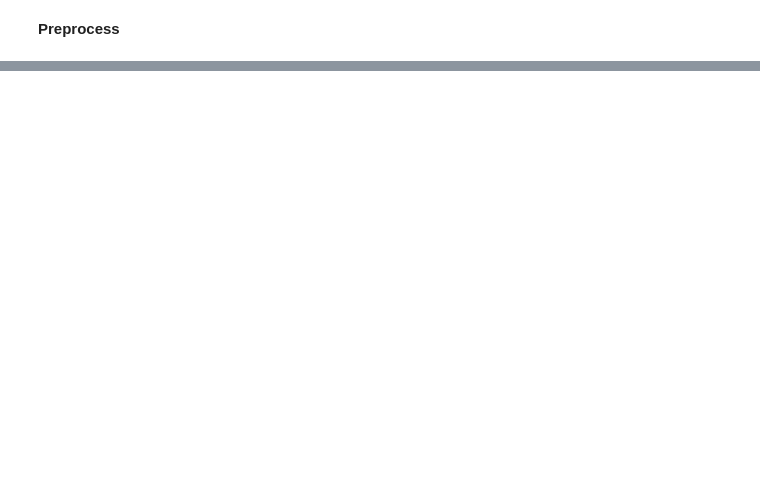
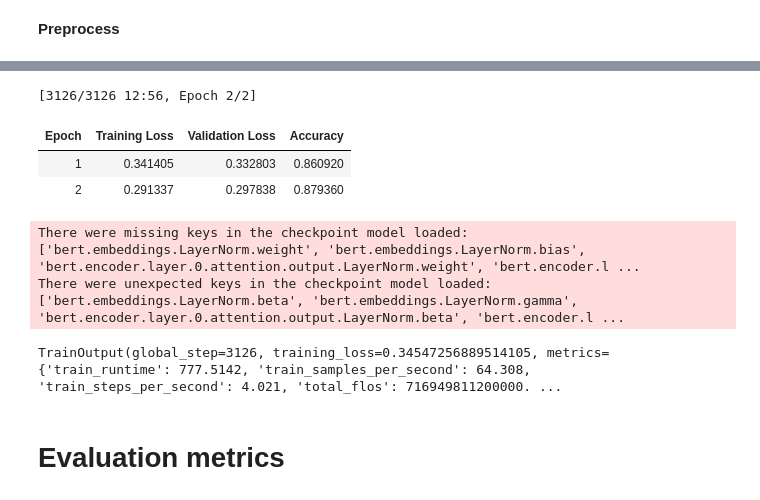
Before and after one commit to the-menna-sherif/Refreshing_ML_Muscle_Memory, a Jupyter notebook: HF_NLP_Course.ipynb, the cells around one changed output, grey strips where cells are left out. Drawn from its saved outputs; the diff is of its cells as text; code cells hidden in the pictures; blank space fills up the shorter version.

Commit message:
Checkpoint- finetuned model

```diff
--- a/HF_NLP_Course.ipynb
+++ b/HF_NLP_Course.ipynb
@@ -156,7 +164,4 @@ imdb["train"][0]
 # %%
 from transformers import AutoTokenizer
 
-tokenizer = AutoTokenizer.from_pretrained("distilbert/distilbert-base-uncased")
+tokenizer = AutoTokenizer.from_pretrained("huawei-noah/TinyBERT_General_4L_312D")
-# %%
-def preprocess_function(examples):
-    return tokenizer(examples["text"], truncation=True)
@@ -163,4 +208,5 @@ def preprocess_function(examples):
 # %%
 # batched speeds up the mapping function to process multiple elements simultaneously
-
-tokenized_imdb = imdb.map(preprocess_function, batched=True)
+# this will map the tokens to integers
+tokenized_imdb = imdb.map(preprocess_function,
+                          batched=True)
@@ -168,3 +224,11 @@ tokenized_imdb = imdb.map(preprocess_function, batched=True)
 from transformers import DataCollatorWithPadding
 
 data_collator = DataCollatorWithPadding(tokenizer=tokenizer)
+# %%
+from transformers import AutoModelForSequenceClassification, TrainingArguments, Trainer
+
+
+# Load model, explected labels & label mappings
+model = AutoModelForSequenceClassification.from_pretrained( #"huawei-noah/TinyBERT_General_4L_312D"
+    "huawei-noah/TinyBERT_General_4L_312D", num_labels=2, id2label=id2label, label2id=label2id
+)
@@ -170,0 +292,35 @@ data_collator = DataCollatorWithPadding(tokenizer=tokenizer)
+# %%
+training_args = TrainingArguments(
+    output_dir="mennas_first_model",
+    learning_rate=2e-5,
+    per_device_train_batch_size=16,
+    per_device_eval_batch_size=16,
+    num_train_epochs=2,
+    weight_decay=0.01,
+    eval_strategy="epoch",
+    save_strategy="epoch",
+    load_best_model_at_end=True,
+    # push_to_hub=True,
+)
+
+trainer = Trainer(
+    model=model,
+    args=training_args,
+    train_dataset=tokenized_imdb["train"],
+    eval_dataset=tokenized_imdb["test"],
+    processing_class=tokenizer,
+    data_collator=data_collator,
+    compute_metrics=compute_metrics,
+)
+
+trainer.train()
+# %% [output]
+[3126/3126 12:56, Epoch 2/2]
+| Epoch | Training Loss | Validation Loss | Accuracy |
+| 1 | 0.341405 | 0.332803 | 0.860920 |
+| 2 | 0.291337 | 0.297838 | 0.879360 |
+There were missing keys in the checkpoint model loaded: ['bert.embeddings.LayerNorm.weight', 'bert.embeddings.LayerNorm.bias', 'bert.encoder.layer.0.attention.output.LayerNorm.weight', 'bert.encoder.l ...
+There were unexpected keys in the checkpoint model loaded: ['bert.embeddings.LayerNorm.beta', 'bert.embeddings.LayerNorm.gamma', 'bert.encoder.layer.0.attention.output.LayerNorm.beta', 'bert.encoder.l ...
+TrainOutput(global_step=3126, training_loss=0.34547256889514105, metrics={'train_runtime': 777.5142, 'train_samples_per_second': 64.308, 'train_steps_per_second': 4.021, 'total_flos': 716949811200000. ...
+# %% [markdown]
+# Evaluation metrics
```
Also changed, not shown: parts of 15 cells of this notebook.
